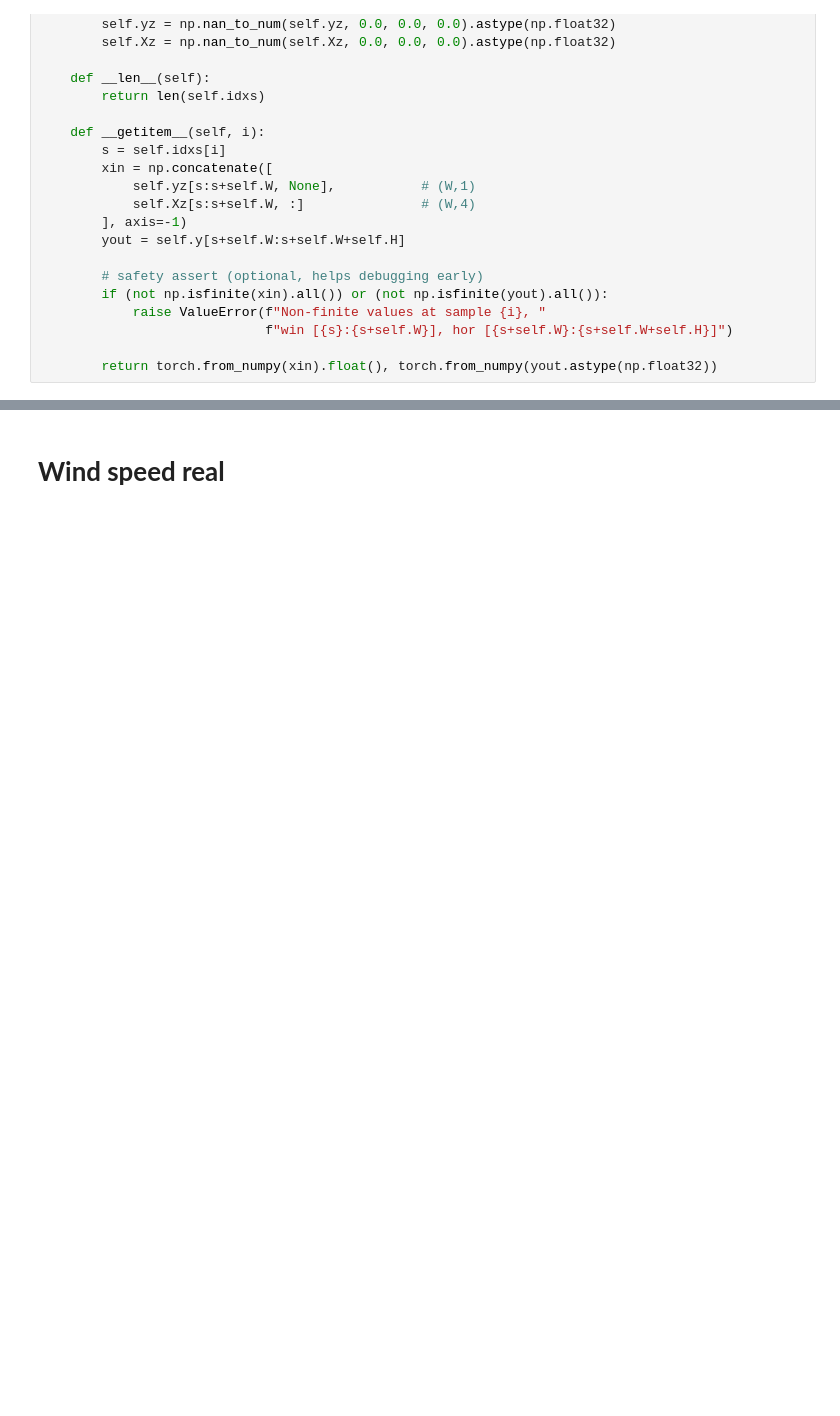
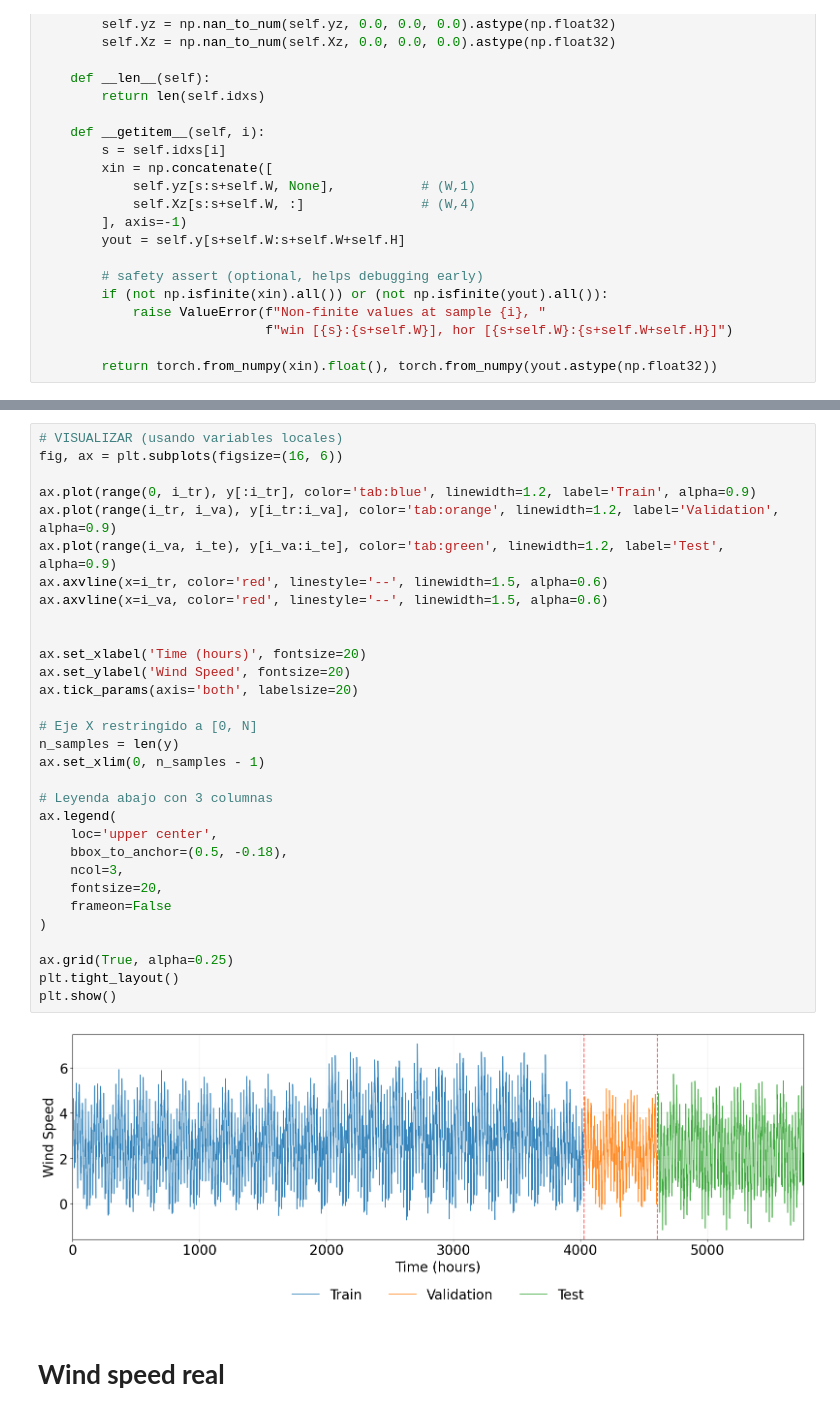
Before and after one commit to ealeongomez/MSRRFF-Wind-Forecast, a Jupyter notebook: notebooks/data.ipynb, the cells around one changed output, grey strips where cells are left out. Cells and saved outputs as stored; diff of their text form; blank space fills up the shorter version.

```diff
--- a/notebooks/data.ipynb
+++ b/notebooks/data.ipynb
@@ -159,2 +196,35 @@ Example batch -> inputs: torch.Size([128, 96, 5]), outputs: torch.Size([128, 24]
+# %%
+# VISUALIZAR (usando variables locales)
+fig, ax = plt.subplots(figsize=(16, 6))
+
+ax.plot(range(0, i_tr), y[:i_tr], color='tab:blue', linewidth=1.2, label='Train', alpha=0.9)
+ax.plot(range(i_tr, i_va), y[i_tr:i_va], color='tab:orange', linewidth=1.2, label='Validation', alpha=0.9)
+ax.plot(range(i_va, i_te), y[i_va:i_te], color='tab:green', linewidth=1.2, label='Test', alpha=0.9)
+ax.axvline(x=i_tr, color='red', linestyle='--', linewidth=1.5, alpha=0.6)
+ax.axvline(x=i_va, color='red', linestyle='--', linewidth=1.5, alpha=0.6)
+
+
+ax.set_xlabel('Time (hours)', fontsize=20)
+ax.set_ylabel('Wind Speed', fontsize=20)
+ax.tick_params(axis='both', labelsize=20)
+
+# Eje X restringido a [0, N]
+n_samples = len(y)
+ax.set_xlim(0, n_samples - 1)
+
+# Leyenda abajo con 3 columnas
+ax.legend(
+    loc='upper center',
+    bbox_to_anchor=(0.5, -0.18),
+    ncol=3,
+    fontsize=20,
+    frameon=False
+)
+
+ax.grid(True, alpha=0.25)
+plt.tight_layout()
+plt.show()
+# %% [output]
+[figure, added]
 # %% [markdown]
 # **Wind speed real**
```
Also changed, not shown: parts of 6 cells of this notebook.
